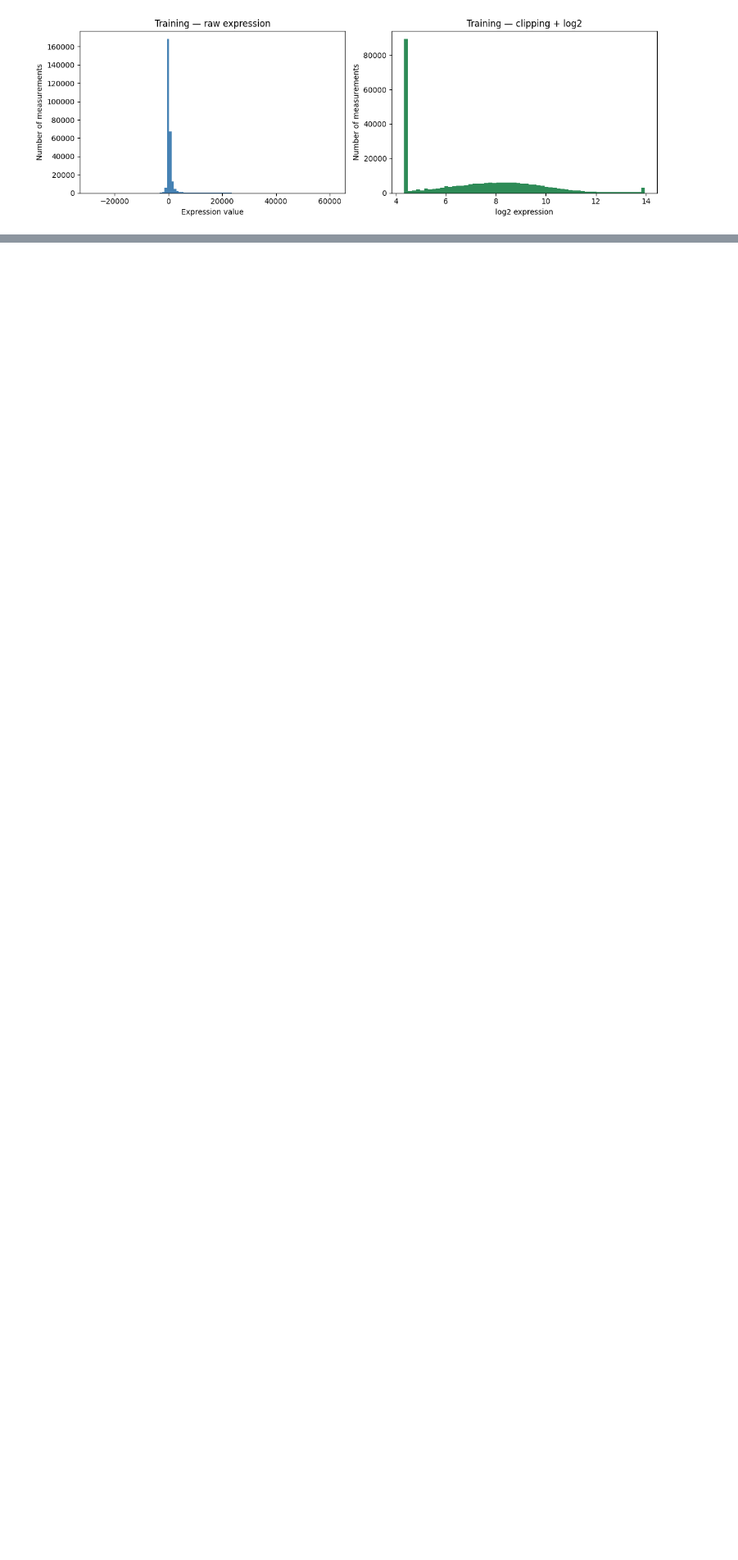
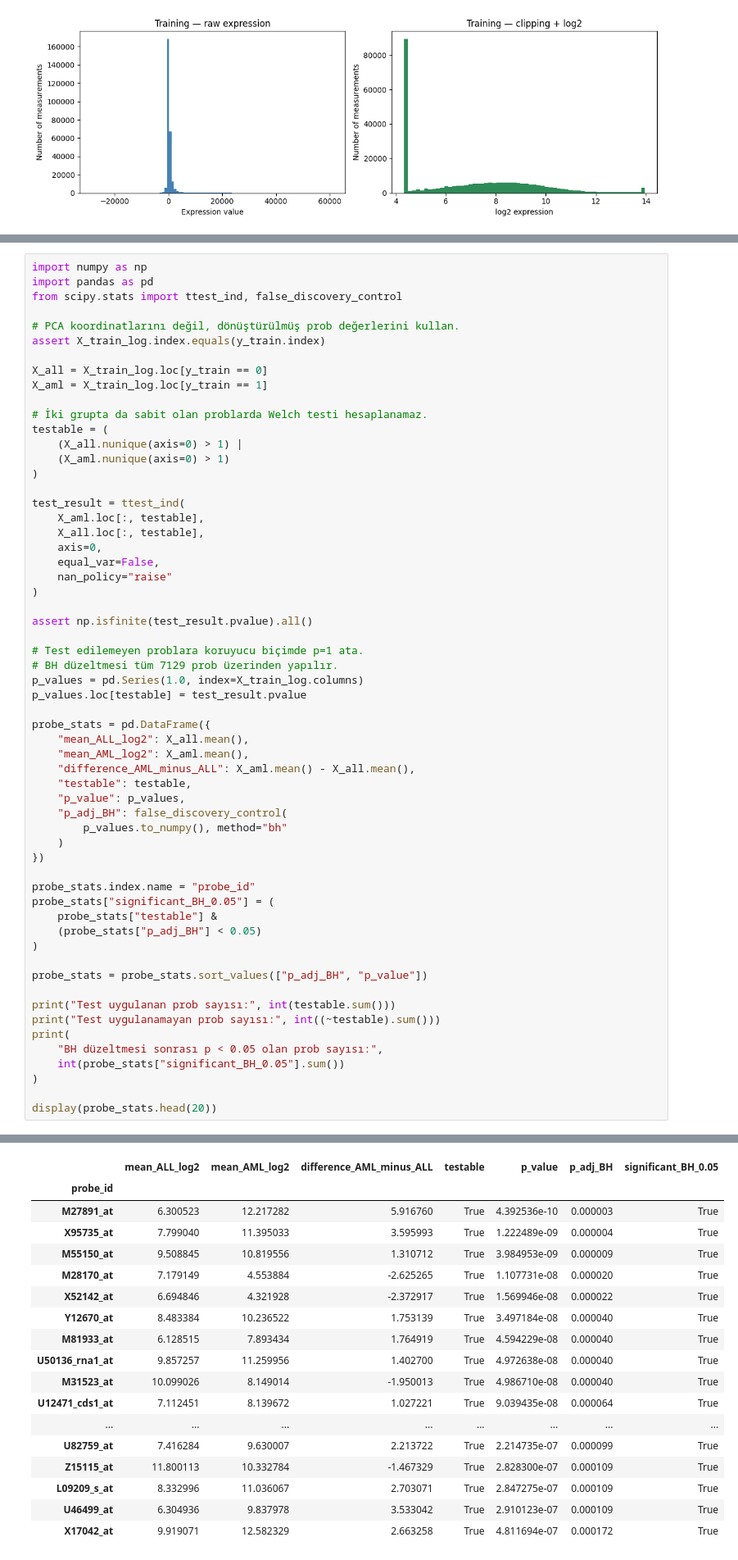
Before and after one commit to feyzatesoglu/all-aml-gene-expression-classification, a Jupyter notebook: notebooks/01_data_exploration.ipynb, the cells around one changed output, grey strips where cells are left out. Shown at 82% size. Saved outputs shown, nothing was run; the diff lists cells and outputs as text; blank space fills up the shorter version.

```diff
--- a/notebooks/01_data_exploration.ipynb
+++ b/notebooks/01_data_exploration.ipynb
@@ -647,3 +647,63 @@ plt.show()
 # %% [output]
 30 PCA bileşeninin açıkladığı toplam varyans: %91.49
 [figure]
+# %%
+import numpy as np
+import pandas as pd
+from scipy.stats import ttest_ind, false_discovery_control
+
+# PCA koordinatlarını değil, dönüştürülmüş prob değerlerini kullan.
+assert X_train_log.index.equals(y_train.index)
+
+X_all = X_train_log.loc[y_train == 0]
+X_aml = X_train_log.loc[y_train == 1]
+
+# İki grupta da sabit olan problarda Welch testi hesaplanamaz.
+testable = (
+    (X_all.nunique(axis=0) > 1) |
+    (X_aml.nunique(axis=0) > 1)
+)
+
+test_result = ttest_ind(
+    X_aml.loc[:, testable],
+    X_all.loc[:, testable],
+    axis=0,
+    equal_var=False,
+    nan_policy="raise"
+)
+
+assert np.isfinite(test_result.pvalue).all()
+
+# Test edilemeyen problara koruyucu biçimde p=1 ata.
+# BH düzeltmesi tüm 7129 prob üzerinden yapılır.
+p_values = pd.Series(1.0, index=X_train_log.columns)
+p_values.loc[testable] = test_result.pvalue
+
+probe_stats = pd.DataFrame({
+    "mean_ALL_log2": X_all.mean(),
+    "mean_AML_log2": X_aml.mean(),
+    "difference_AML_minus_ALL": X_aml.mean() - X_all.mean(),
+    "testable": testable,
+    "p_value": p_values,
+    "p_adj_BH": false_discovery_control(
+        p_values.to_numpy(), method="bh"
+    )
+})
+
+probe_stats.index.name = "probe_id"
+probe_stats["significant_BH_0.05"] = (
+    probe_stats["testable"] &
+    (probe_stats["p_adj_BH"] < 0.05)
+)
+
+probe_stats = probe_stats.sort_values(["p_adj_BH", "p_value"])
+
+print("Test uygulanan prob sayısı:", int(testable.sum()))
+print("Test uygulanamayan prob sayısı:", int((~testable).sum()))
+print(
+    "BH düzeltmesi sonrası p < 0.05 olan prob sayısı:",
+    int(probe_stats["significant_BH_0.05"].sum())
+)
+
+display(probe_stats.head(20))
+# %% [output]
@@ -649,0 +713,18 @@ plt.show()
+|  | mean_ALL_log2 | mean_AML_log2 | difference_AML_minus_ALL | testable | p_value | p_adj_BH | significant_BH_0.05 |
+| probe_id |  |  |  |  |  |  |  |
+| M27891_at | 6.300523 | 12.217282 | 5.916760 | True | 4.392536e-10 | 0.000003 | True |
+| X95735_at | 7.799040 | 11.395033 | 3.595993 | True | 1.222489e-09 | 0.000004 | True |
+| M55150_at | 9.508845 | 10.819556 | 1.310712 | True | 3.984953e-09 | 0.000009 | True |
+| M28170_at | 7.179149 | 4.553884 | -2.625265 | True | 1.107731e-08 | 0.000020 | True |
+| X52142_at | 6.694846 | 4.321928 | -2.372917 | True | 1.569946e-08 | 0.000022 | True |
+| Y12670_at | 8.483384 | 10.236522 | 1.753139 | True | 3.497184e-08 | 0.000040 | True |
+| M81933_at | 6.128515 | 7.893434 | 1.764919 | True | 4.594229e-08 | 0.000040 | True |
+| U50136_rna1_at | 9.857257 | 11.259956 | 1.402700 | True | 4.972638e-08 | 0.000040 | True |
+| M31523_at | 10.099026 | 8.149014 | -1.950013 | True | 4.986710e-08 | 0.000040 | True |
+| U12471_cds1_at | 7.112451 | 8.139672 | 1.027221 | True | 9.039435e-08 | 0.000064 | True |
+| ... | ... | ... | ... | ... | ... | ... | ... |
+| U82759_at | 7.416284 | 9.630007 | 2.213722 | True | 2.214735e-07 | 0.000099 | True |
+| Z15115_at | 11.800113 | 10.332784 | -1.467329 | True | 2.828300e-07 | 0.000109 | True |
+| L09209_s_at | 8.332996 | 11.036067 | 2.703071 | True | 2.847275e-07 | 0.000109 | True |
+| U46499_at | 6.304936 | 9.837978 | 3.533042 | True | 2.910123e-07 | 0.000109 | True |
+| X17042_at | 9.919071 | 12.582329 | 2.663258 | True | 4.811694e-07 | 0.000172 | True |
```
Also changed, not shown: parts of 4 cells of this notebook.
